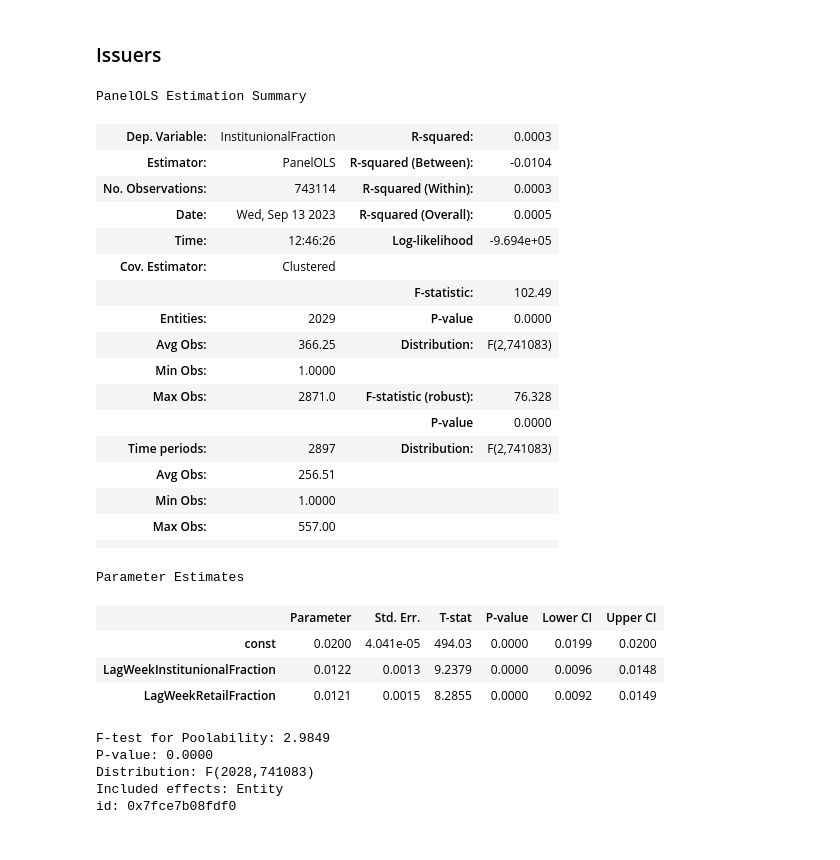
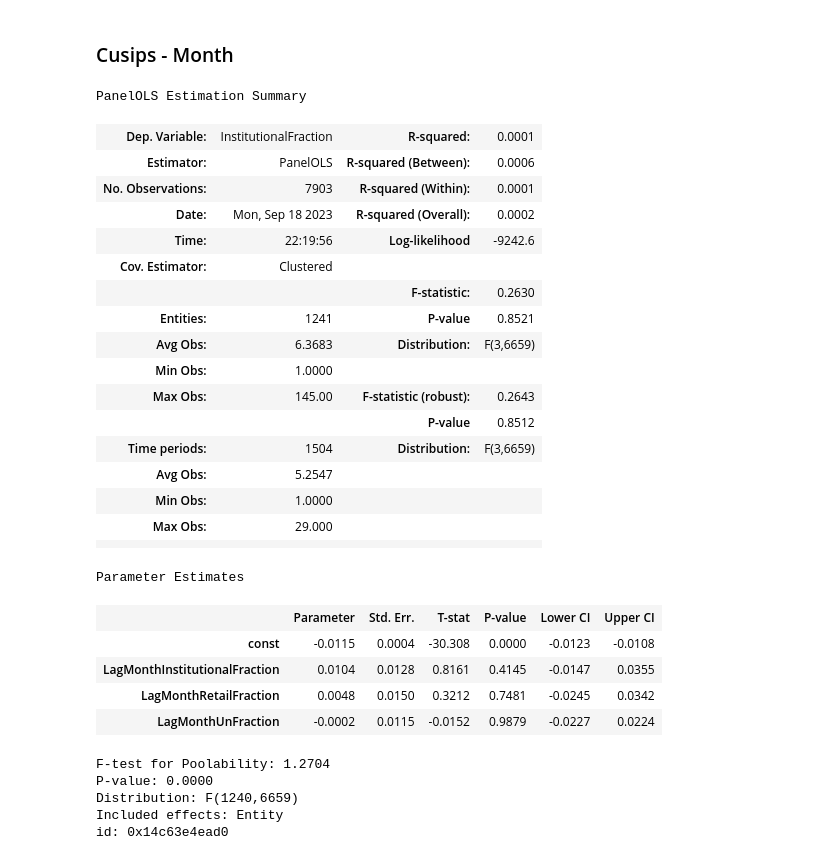
Before and after one commit to sonqo/msc-data-science, a Jupyter notebook: 0-thesis/herding/regression-fractions.ipynb, the cells around one changed output. Saved outputs shown, nothing was run; the diff lists cells and outputs as text; code cells hidden in the pictures.

```diff
--- a/0-thesis/herding/regression-fractions.ipynb
+++ b/0-thesis/herding/regression-fractions.ipynb
@@ -8,7 +7,8 @@ from linearmodels.panel import PanelOLS
 # %%
-df = pd.read_csv('source/fractions.csv', index_col=['IssuerId', 'TrdExctnDt'], parse_dates=['TrdExctnDt'])
+# entity MUST be placed first in index, NOT DATE!
+df = pd.read_csv('source/fractions-cusips.csv', index_col=['CusipId', 'TrdExctnDt'], parse_dates=['TrdExctnDt'])
 
-pooled_x = sm.add_constant(df[['LagWeekInstitutionalFraction', 'LagWeekRetailFraction', 'LagWeekUnFraction']])
+pooled_x = sm.add_constant(df[['LagDayInstitutionalFraction', 'LagDayRetailFraction', 'LagDayUnFraction']])
 pooled_y = df['InstitutionalFraction']
 pooled_olsr_model = PanelOLS(dependent=pooled_y, exog=pooled_x, entity_effects=True)
 pooled_olsr_model.fit(cov_type='clustered', cluster_entity=True)
@@ -45,7 +47,8 @@ id: 0x7f918a8ebbb0
 # %%
-df = pd.read_csv('source/fractions.csv', index_col=['IssuerId', 'TrdExctnDt'], parse_dates=['TrdExctnDt'])
+# entity MUST be placed first in index, NOT DATE!
+df = pd.read_csv('source/fractions-cusips.csv', index_col=['CusipId', 'TrdExctnDt'], parse_dates=['TrdExctnDt'])
 
-pooled_x = sm.add_constant(df[['LagMonthInstitutionalFraction', 'LagMonthRetailFraction', 'LagMonthUnFraction']])
+pooled_x = sm.add_constant(df[['LagWeekInstitutionalFraction', 'LagWeekRetailFraction', 'LagWeekUnFraction']])
 pooled_y = df['InstitutionalFraction']
 pooled_olsr_model = PanelOLS(dependent=pooled_y, exog=pooled_x, entity_effects=True)
 pooled_olsr_model.fit(cov_type='clustered', cluster_entity=True)
@@ -82,38 +85,40 @@ id: 0x7f917aca7b50
 # %% [markdown]
-### Issuers
+### Cusips - Month
 # %%
-df = pd.read_csv('source/fractions_issuers.csv', index_col=['IssuerId', 'TrdExctnDt'], parse_dates=['TrdExctnDt'])
+# entity MUST be placed first in index, NOT DATE!
+df = pd.read_csv('source/fractions-cusips.csv', index_col=['CusipId', 'TrdExctnDt'], parse_dates=['TrdExctnDt'])
 
-pooled_x = sm.add_constant(df[['LagWeekInstitunionalFraction', 'LagWeekRetailFraction']])
-pooled_y = df['InstitunionalFraction']
+pooled_x = sm.add_constant(df[['LagMonthInstitutionalFraction', 'LagMonthRetailFraction', 'LagMonthUnFraction']])
+pooled_y = df['InstitutionalFraction']
 pooled_olsr_model = PanelOLS(dependent=pooled_y, exog=pooled_x, entity_effects=True)
 pooled_olsr_model.fit(cov_type='clustered', cluster_entity=True)
 # %% [output]
 PanelOLS Estimation Summary
-| Dep. Variable: | InstitunionalFraction | R-squared: | 0.0003 |
-| Estimator: | PanelOLS | R-squared (Between): | -0.0104 |
-| No. Observations: | 743114 | R-squared (Within): | 0.0003 |
-| Date: | Wed, Sep 13 2023 | R-squared (Overall): | 0.0005 |
-| Time: | 12:46:26 | Log-likelihood | -9.694e+05 |
+| Dep. Variable: | InstitutionalFraction | R-squared: | 0.0001 |
+| Estimator: | PanelOLS | R-squared (Between): | 0.0006 |
+| No. Observations: | 7903 | R-squared (Within): | 0.0001 |
+| Date: | Mon, Sep 18 2023 | R-squared (Overall): | 0.0002 |
+| Time: | 22:19:56 | Log-likelihood | -9242.6 |
 | Cov. Estimator: | Clustered |  |  |
-|  |  | F-statistic: | 102.49 |
-| Entities: | 2029 | P-value | 0.0000 |
-| Avg Obs: | 366.25 | Distribution: | F(2,741083) |
+|  |  | F-statistic: | 0.2630 |
+| Entities: | 1241 | P-value | 0.8521 |
+| Avg Obs: | 6.3683 | Distribution: | F(3,6659) |
 | Min Obs: | 1.0000 |  |  |
-| Max Obs: | 2871.0 | F-statistic (robust): | 76.328 |
-|  |  | P-value | 0.0000 |
-| Time periods: | 2897 | Distribution: | F(2,741083) |
-| Avg Obs: | 256.51 |  |  |
+| Max Obs: | 145.00 | F-statistic (robust): | 0.2643 |
+|  |  | P-value | 0.8512 |
+| Time periods: | 1504 | Distribution: | F(3,6659) |
+| Avg Obs: | 5.2547 |  |  |
 | Min Obs: | 1.0000 |  |  |
-| Max Obs: | 557.00 |  |  |
+| Max Obs: | 29.000 |  |  |
 |  |  |  |  |
 Parameter Estimates
 |  | Parameter | Std. Err. | T-stat | P-value | Lower CI | Upper CI |
-| const | 0.0200 | 4.041e-05 | 494.03 | 0.0000 | 0.0199 | 0.0200 |
-| LagWeekInstitunionalFraction | 0.0122 | 0.0013 | 9.2379 | 0.0000 | 0.0096 | 0.0148 |
-| LagWeekRetailFraction | 0.0121 | 0.0015 | 8.2855 | 0.0000 | 0.0092 | 0.0149 |
+| const | -0.0115 | 0.0004 | -30.308 | 0.0000 | -0.0123 | -0.0108 |
+| LagMonthInstitutionalFraction | 0.0104 | 0.0128 | 0.8161 | 0.4145 | -0.0147 | 0.0355 |
+| LagMonthRetailFraction | 0.0048 | 0.0150 | 0.3212 | 0.7481 | -0.0245 | 0.0342 |
+| LagMonthUnFraction | -0.0002 | 0.0115 | -0.0152 | 0.9879 | -0.0227 | 0.0224 |
-F-test for Poolability: 2.9849
+F-test for Poolability: 1.2704
 P-value: 0.0000
-Distribution: F(2028,741083)
+Distribution: F(1240,6659)
 Included effects: Entity
-id: 0x7fce7b08fdf0
+id: 0x14c63e4ead0
```
Also changed, not shown: parts of 12 cells of this notebook, 12 other files.
